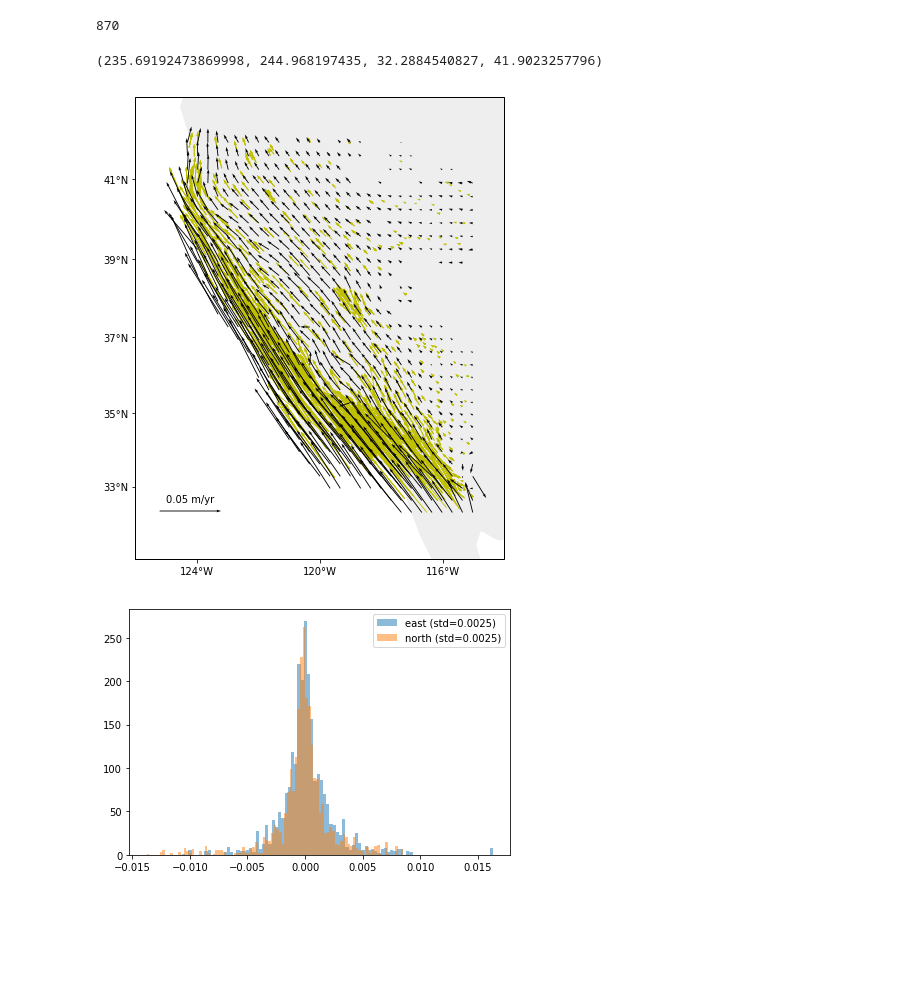
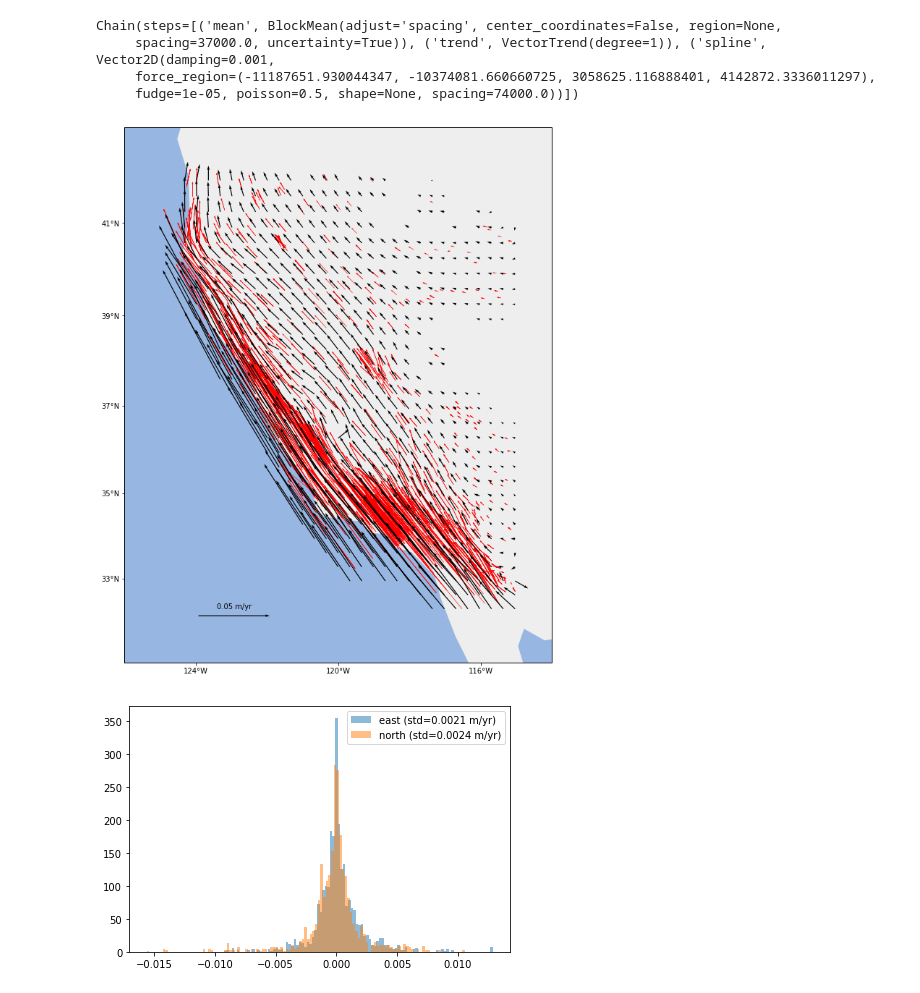
Before and after one commit to fatiando/verde, a Jupyter notebook: sandbox.ipynb, the cells around one changed output. Saved outputs shown, nothing was run; the diff lists cells and outputs as text; code cells hidden in the pictures; blank space fills up the shorter version.

```diff
--- a/sandbox.ipynb
+++ b/sandbox.ipynb
@@ -28,0 +59,19 @@ chain.named_steps['spline'].force_.size/2
+# %%
+%%time
+scores = []
+estimators = []
+for poisson in poissons:
+    for fspacing in force_spacings:
+        for damping in dampings:
+            chain = vd.Chain([
+                ('mean', vd.BlockMean(spacing*111e3, uncertainty=True)),
+                ('trend', vd.VectorTrend(degree=1)),
+                ('spline', vd.Vector2D(poisson=poisson, spacing=fspacing, damping=damping))])
+            chain.fit(projection(train_data.longitude.values, train_data.latitude.values),
+                      (train_data.velocity_east, train_data.velocity_north),
+                      weights=(1/train_data.std_east**2, 1/train_data.std_north**2))
+            score = chain.score(projection(test_data.longitude.values, test_data.latitude.values),
+                                (test_data.velocity_east, test_data.velocity_north),
+                                vd.variance_to_weights((test_data.std_east**2, test_data.std_north**2)))
+            scores.append(score)
+            estimators.append(chain)
@@ -28,0 +81,5 @@ chain.named_steps['spline'].force_.size/2
+# %%
+print("Best score:", np.max(scores))
+chain = estimators[np.argmax(scores)]
+print("Best estimator:")
+print(chain)
@@ -29,16 +93,18 @@ chain.named_steps['spline'].force_.size/2
+# %%
+chain.fit(projection(data.longitude.values, data.latitude.values),
+          (data.velocity_east, data.velocity_north),
+          (1/data.std_east**2, 1/data.std_north**2))
+# %% [output]
+Chain(steps=[('mean', BlockMean(adjust='spacing', center_coordinates=False, region=None,
+     spacing=37000.0, uncertainty=True)), ('trend', VectorTrend(degree=1)), ('spline', Vector2D(damping=0.001,
+     force_region=(-11187651.930044347, -10374081.660660725, 3058625.116888401, 4142872.3336011297),
+     fudge=1e-05, poisson=0.5, shape=None, spacing=74000.0))])
 # %%
 grid = chain.grid(region, spacing=spacing, projection=projection,
                   dims=['latitude', 'longitude'])
 mask = vd.distance_mask(np.meshgrid(grid.longitude, grid.latitude), (data.longitude, data.latitude),
                        maxdist=0.5)
 grid = grid.where(~mask)
-grid.east_component.size
-# %% [output]
-870
-# %%
-region
-# %% [output]
-(235.69192473869998, 244.968197435, 32.2884540827, 41.9023257796)
 # %%
 def setup_map(ax, title):
     "Make a map of the given trend component on the given axes"
@@ -49,43 +115,43 @@ def setup_map(ax, title):
     ax.xaxis.set_major_formatter(LongitudeFormatter())
     ax.yaxis.set_major_formatter(LatitudeFormatter())
     ax.add_feature(cfeature.LAND, facecolor='#eeeeee')
-    #ax.add_feature(cfeature.OCEAN)
+    ax.add_feature(cfeature.OCEAN)
     ax.set_extent((234, 246, 31, 43), crs=crs)
 # %%
 # Make a plot of the data using Cartopy to handle projections and coastlines
-fig, axes = plt.subplots(1, 1, figsize=(9, 7),
+fig, axes = plt.subplots(1, 1, figsize=(9, 12),
                          subplot_kw=dict(projection=ccrs.Mercator()))
 crs = ccrs.PlateCarree()
 # Plot the two trend components
 #ax = axes[0]
 ax = axes
 ax.quiver(data.longitude.values, data.latitude.values,
           data.velocity_east.values, data.velocity_north.values,
-          scale=0.3, transform=crs, color='y')
+          scale=0.3, transform=crs, color='r', width=0.001)
 #ax = axes[0]
 #setup_map(ax, '')
 
 tmp = ax.quiver(grid.longitude.values, grid.latitude.values,
           grid.east_component.values, grid.north_component.values,
-          scale=0.3, transform=crs)
+          scale=0.3, transform=crs, width=0.002)
 
 
 ax.quiverkey(tmp, 0.3, 0.15, 0.05, label='0.05 m/yr', coordinates='figure')
 
 setup_map(ax, '')
 
 plt.tight_layout()
 plt.show()
 # %% [output]
-[figure, old version]
+[figure, new version]
 # %%
-predicted = chain.predict(projection(*coordinates))
+predicted = chain.predict(projection(data.longitude.values, data.latitude.values))
 residuals = (data.velocity_east - predicted[0], data.velocity_north - predicted[1])
 fig = plt.figure()
 ax = plt.axes()
-ax.hist(residuals[0], alpha=0.5, bins='auto', label='east (std={:.4f})'.format(residuals[0].std()))
-ax.hist(residuals[1], alpha=0.5, bins='auto', label='north (std={:.4f})'.format(residuals[1].std()))
+ax.hist(residuals[0], alpha=0.5, bins='auto', label='east (std={:.4f} m/yr)'.format(residuals[0].std()))
+ax.hist(residuals[1], alpha=0.5, bins='auto', label='north (std={:.4f} m/yr)'.format(residuals[1].std()))
 ax.legend()
 plt.tight_layout()
 # %% [output]
-[figure, old version]
+[figure, new version]
```
Also changed, not shown: parts of 7 cells of this notebook, 1 other file.
